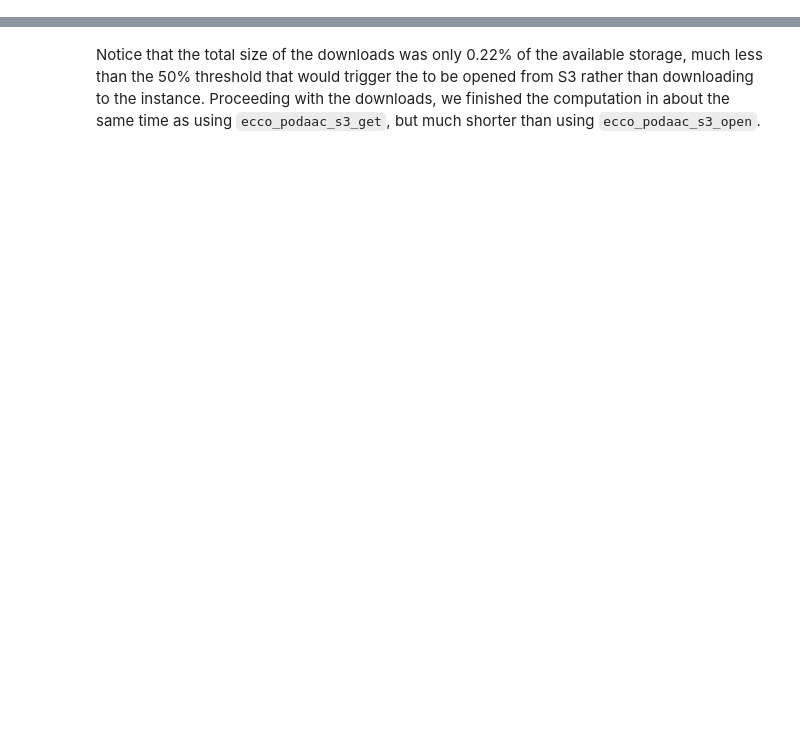
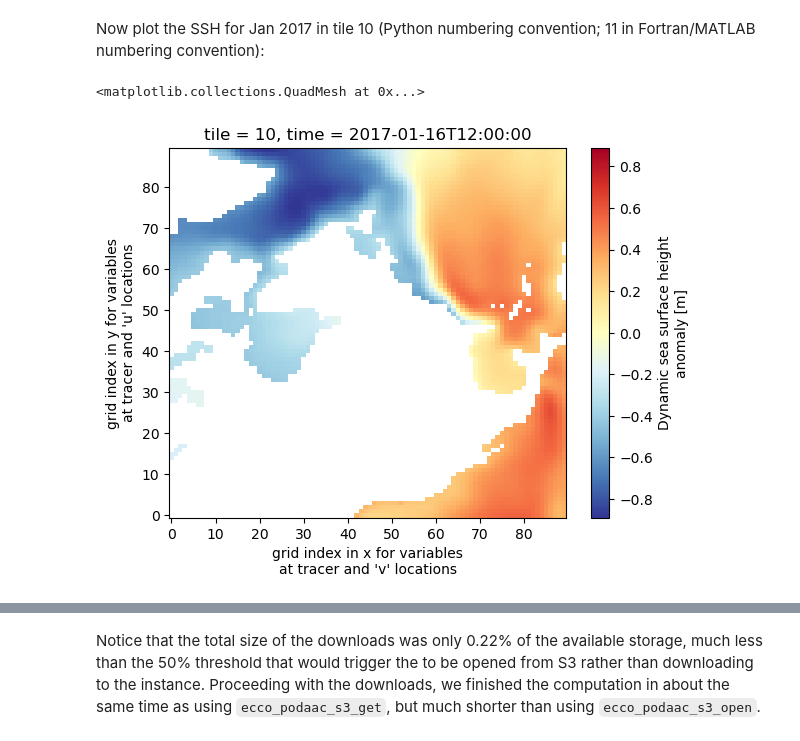
Before and after one commit to ECCO-Hackweek/ecco-2024, a Jupyter notebook: book/tutorials/ECCO_data_access/ECCO_access_intro.ipynb, the cells around one changed output, grey strips where cells are left out. Cells and saved outputs as stored; diff of their text form; code cells hidden in the pictures; blank space fills up the shorter version.

Commit message:
some progress on ecco_access tutorial

```diff
--- a/book/tutorials/ECCO_data_access/ECCO_access_intro.ipynb
+++ b/book/tutorials/ECCO_data_access/ECCO_access_intro.ipynb
@@ -626,0 +80,10 @@ Wall time: 9.02 s
+# %%
+# identify user's home directory
+user_home_dir = expanduser('~')
+
+# download data and open xarray dataset
+curr_shortname = 'ECCO_L4_SSH_LLC0090GRID_MONTHLY_V4R4'
+ds_SSH = ea.ecco_podaac_to_xrdataset(curr_shortname,\
+                                        StartDate='2017-01',EndDate='2017-12',\
+                                        mode='download',\
+                                        download_root_dir=join(user_home_dir,'Downloads','ECCO_V4r4_PODAAC'))
@@ -626,0 +121,5 @@ Wall time: 9.02 s
+# %%
+ds_SSH_s3 = ea.ecco_podaac_to_xrdataset(curr_shortname,\
+                                        StartDate='2017-01',EndDate='2017-12',\
+                                        mode='s3_open_fsspec',\
+                                        jsons_root_dir=join(user_home_dir,'efs_ecco','mzz-jsons'))
@@ -626,0 +146,7 @@ Wall time: 9.02 s
+# %% [markdown]
+Now plot the SSH for Jan 2017 in tile 10 (Python numbering convention; 11 in Fortran/MATLAB numbering convention):
+# %%
+ds_SSH_s3.SSH.isel(time=0,tile=10).plot(cmap='RdYlBu_r')
+# %% [output]
+<matplotlib.collections.QuadMesh at 0x...>
+[figure, added]
```
Also changed, not shown: parts of 59 cells of this notebook.
